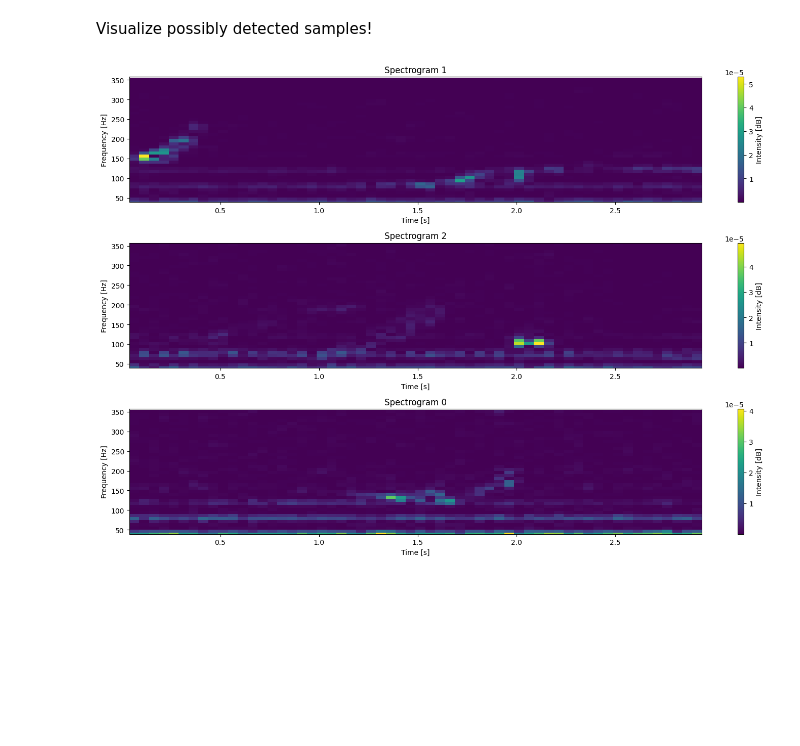
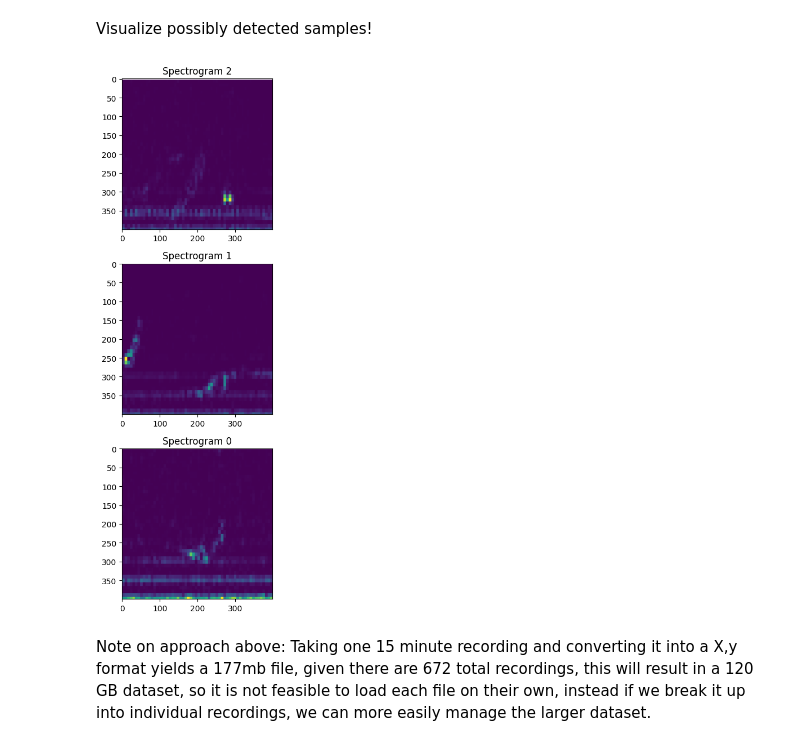
Before and after one commit to NoahBarrett98/cetacean-detection, a Jupyter notebook: exploration/dcdle_2013.ipynb, the cells around one changed output. Drawn from its saved outputs; the diff is of its cells as text; code cells hidden in the pictures; blank space fills up the shorter version.

```diff
--- a/exploration/dcdle_2013.ipynb
+++ b/exploration/dcdle_2013.ipynb
@@ -204,0 +204,18 @@ print(Sxx.shape)
+# %%
+# Experimenting with saving a spectrogram as an image
+fig, ax = plt.subplots(figsize=(4,4), dpi=100)  # Adjust size as needed
+plt.pcolormesh(times, frequencies, Sxx, shading='auto')
+plt.ylim(39.06, 357.56)  # Limit y-axis to Nyquist frequency
+# Remove axes for clean image
+ax.set_axis_off()
+plt.subplots_adjust(left=0, right=1, top=1, bottom=0)
+plt.show()
+
+# Save as image
+fig.canvas.draw()
+image = np.array(fig.canvas.renderer.buffer_rgba())  # Convert to NumPy array
+
+# Convert to grayscale or resize as needed
+image = Image.fromarray(image)
+# Save or pass to DL model
+image.save("spectrogram.png")
@@ -267,31 +282,29 @@ plt.show()
 # %% [markdown]
 Visualize possibly detected samples!
 # %%
-possible_samples = np.load(r"C:\Users\NoahB\OneDrive\Desktop\cetacean_detection\nefsc_sbnms_200903_nopp6_ch10\processed\Possibly_Detected.npz")
-frequencies = possible_samples['frequencies']
-times = possible_samples['times']
-Sxx = possible_samples['Sxx']
-
 # Randomly select 9 indices from the Sxx array
-indices = np.random.choice(len(Sxx), size=3, replace=False)
-
-# Create a 3 grid of subplots
+indices = np.random.choice(len(possible_positive_samples), size=3, replace=False)
+indices
+# # Create a 3x3 grid of subplots
 fig, axes = plt.subplots(3, figsize=(15, 10))
 
-# Loop through the 3 grid and plot the random samples
+# Loop through the 3x3 grid and plot the random samples
 for i, ax in enumerate(axes.flat):
-    idx = indices[i]  # Get the random index
-    ax.pcolormesh(times[idx], frequencies[idx], Sxx[idx], shading='auto')
+    idx = indices[i]  # Get the random
+    image = possible_positive_samples[idx]
+    ax.imshow(image, alpha=1.0)
     ax.set_title(f'Spectrogram {idx}')
-    ax.set_xlabel('Time [s]')
-    ax.set_ylabel('Frequency [Hz]')
-    ax.set_ylim(39.06, 357.56)  # Limit y-axis to Nyquist frequency
-    fig.colorbar(ax.pcolormesh(times[idx], frequencies[idx], Sxx[idx], shading='auto'), ax=ax, label='Intensity [dB]')
+    # ax.set_xlabel('Time [s]')
+    # ax.set_ylabel('Frequency [Hz]')
+    # ax.set_ylim(39.06, 357.56)  # Limit y-axis to Nyquist frequency
+    # fig.colorbar(ax.pcolormesh(times[idx], frequencies[idx], Sxx[idx], shading='auto'), ax=ax, label='Intensity [dB]')
 
 # Adjust layout for better readability
 plt.tight_layout()
 
 # Show the plot
 plt.show()
 # %% [output]
-[figure, old version]
+[figure, new version]
+# %% [markdown]
+Note on approach above: Taking one 15 minute recording and converting it into a X,y format yields a 177mb file, given there are 672 total recordings, this will result in a 120 GB dataset, so it is not feasible to load each file on their own, instead if we break it up into individual recordings, we can more easily manage the larger dataset.
```
Also changed, not shown: parts of 6 cells of this notebook, 6 other files.
